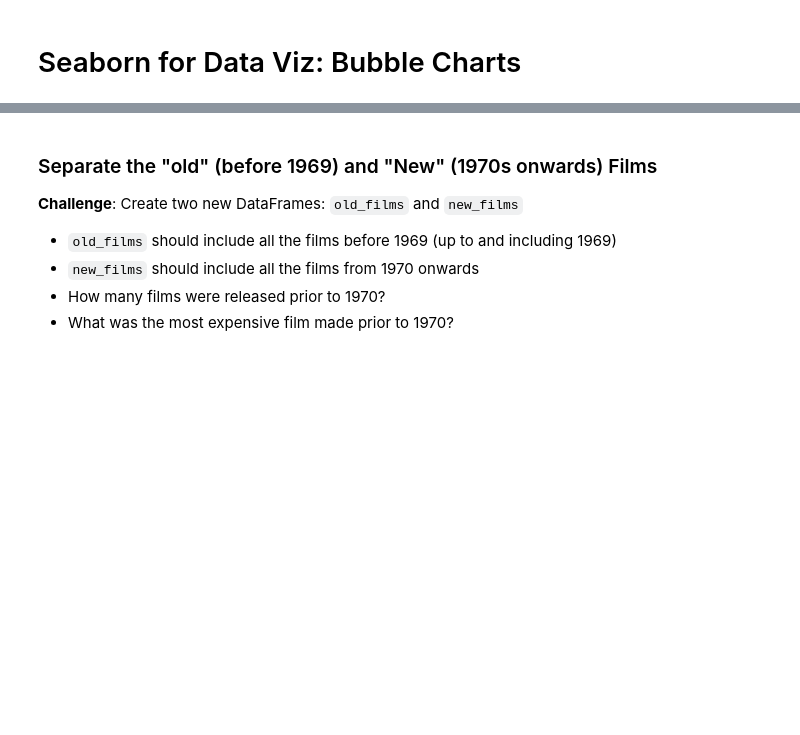
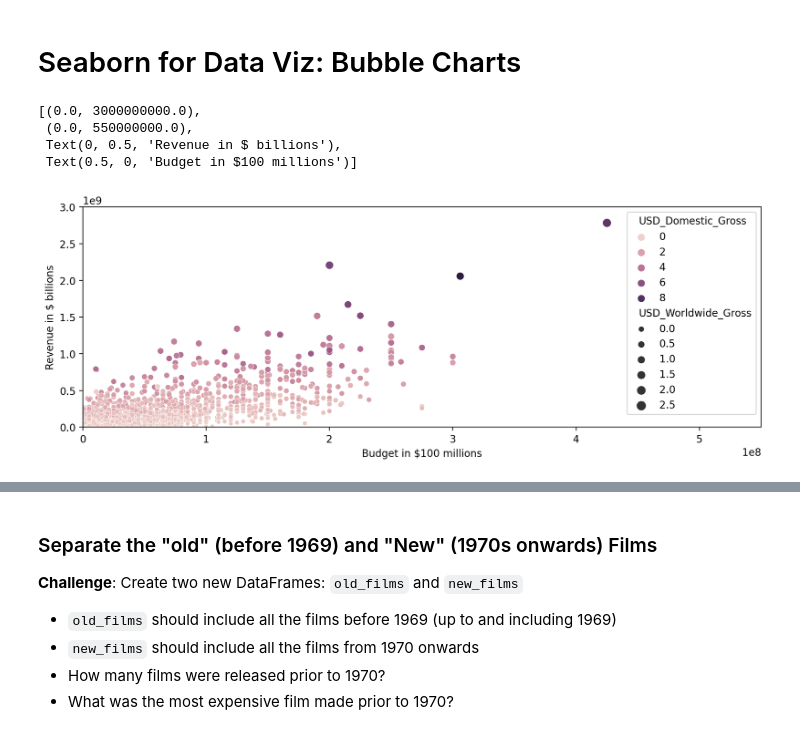
Before and after one commit to tomweinandy/100DaysOfCode, a Jupyter notebook: Projects/Day077/Seaborn_and_Linear_Regression.ipynb, the cells around one changed output, grey strips where cells are left out. Drawn from its saved outputs; the diff is of its cells as text; code cells hidden in the pictures; blank space fills up the shorter version.

Commit message:
Data viz

```diff
--- a/Projects/Day077/Seaborn_and_Linear_Regression.ipynb
+++ b/Projects/Day077/Seaborn_and_Linear_Regression.ipynb
@@ -292,5 +288,22 @@ len(data_clean[data_clean['Profit']<0]) / len(data_clean)
 # %% [markdown]
 # Seaborn for Data Viz: Bubble Charts
+# %%
+plt.figure(figsize=(12,4), dpi=200)
+
+ax = sns.scatterplot(data=data_clean,
+                     x='USD_Production_Budget',
+                     y='USD_Worldwide_Gross',
+                     hue='USD_Domestic_Gross',
+                     size='USD_Worldwide_Gross')
+
+ax.set(ylim=(0, 3_000_000_000), xlim=(0, 550_000_000),
+       ylabel='Revenue in $ billions', xlabel='Budget in $100 millions')
+# %% [output]
+[(0.0, 3000000000.0),
+ (0.0, 550000000.0),
+ Text(0, 0.5, 'Revenue in $ billions'),
+ Text(0.5, 0, 'Budget in $100 millions')]
+[figure, added]
 # %% [markdown]
 ### Plotting Movie Releases over Time
 
```
Also changed, not shown: parts of 9 cells of this notebook.
